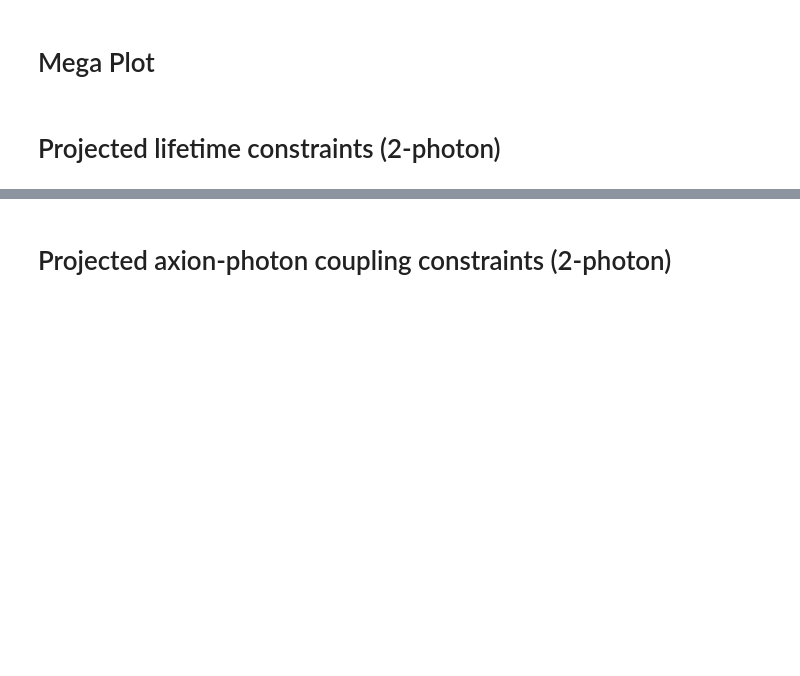
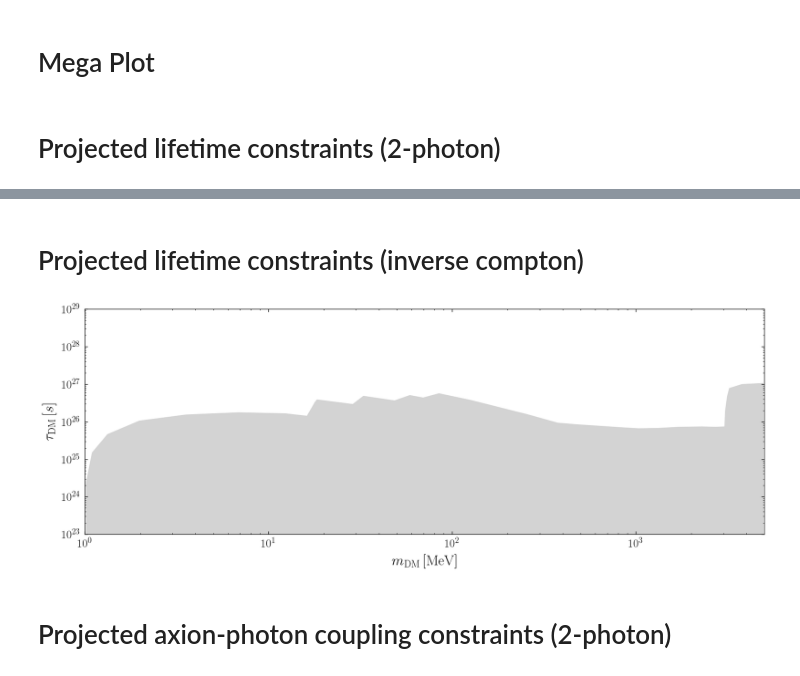
Before and after one commit to joshua-benabou/Mega_Decaying_DM_Milkyway_Analysis, a Jupyter notebook: Mega_plot.ipynb, the cells around one changed output, grey strips where cells are left out. Cells and saved outputs as stored; diff of their text form; code cells hidden in the pictures; blank space fills up the shorter version.

```diff
--- a/Mega_plot.ipynb
+++ b/Mega_plot.ipynb
@@ -261,3 +292,65 @@ projected_limits/Fermi_Combined.npy
+# %% [markdown]
+# Projected lifetime constraints (inverse compton)
+# %%
+plt.figure(figsize=(21,7))
+
+
+################################################################
+# PROJECTED LIMITS
+
+# for instrument in instrument_list:#["NuSTAR"]:#
+#     try:
+#         print("projected_limits/"+instrument+".npy")
+#         projected_limit_dat = np.load("projected_limits/"+instrument+".npy", allow_pickle=True).item()
+#         plt.plot(projected_limit_dat["mDM_eV"], projected_limit_dat["tau_limit_arr_s"], color=color_dict[instrument])
+#         plt.fill_between(projected_limit_dat["mDM_eV"], 1e-40, projected_limit_dat["tau_limit_arr_s"], color=color_dict[instrument],alpha=0.4,zorder=-100000)
+
+#     except:
+#         print("FAIL!")
+
+################################################################
+# EXISTING LIMITS
+
+###########
+# IC e+e-
+###########
+
+summary_IC_limits = np.loadtxt("existing_limits/IC_e+e-/summary_2303.08854.csv",delimiter=",")
+mDM_MeV = summary_IC_limits[:,0]
+tau_s = summary_IC_limits[:,1]
+plt.fill_between(mDM_MeV, 1e-40, tau_s,color="lightgray")
+
+
+
+
+#####################
+# LABELS
+
+
+# fs=16
+# plt.text(0.1,1e28,'JWST',fontsize=fs)
+# plt.text(1.0,1e27,'SPHEREx',fontsize=fs,rotation=-40)
+# plt.text(1.5e4,8e27,'XMM',fontsize=13,rotation=-80)
+# #plt.text(4e3,2e29,'XMM',fontsize=15,rotation=0)
+# plt.text(1.5e4,2e29,'NuSTAR',fontsize=fs)
+# plt.text(1.1e4,1e27,'Chandra',fontsize=fs,rotation=-90)
+# plt.text(8e5,4e28,'INTEGRAL',fontsize=fs)
+# plt.text(1e9,7e28,'Fermi',fontsize=fs)
+# plt.text(1e3,1e30,'eROSITA',fontsize=fs,rotation=70)
+
+################################################################
+plt.xlim([1,5e3])
+plt.ylim([1e23,1e29])
+
+################################################################
+#plt.legend()
+plt.xscale("log")
+plt.yscale("log")
+plt.ylabel(r"$\tau_\mathrm{DM} \, [s]$")
+plt.xlabel(r"$m_\mathrm{DM}\, [\mathrm{MeV}]$")
+plt.savefig("plots/mega_plot_projected_constraint_tau_IC.pdf",bbox_inches="tight")
+# %% [output]
+[figure, added]
 # %% [markdown]
 # Projected axion-photon coupling constraints (2-photon)
 # %%
```
Also changed, not shown: parts of 5 cells of this notebook, 9 other files.
